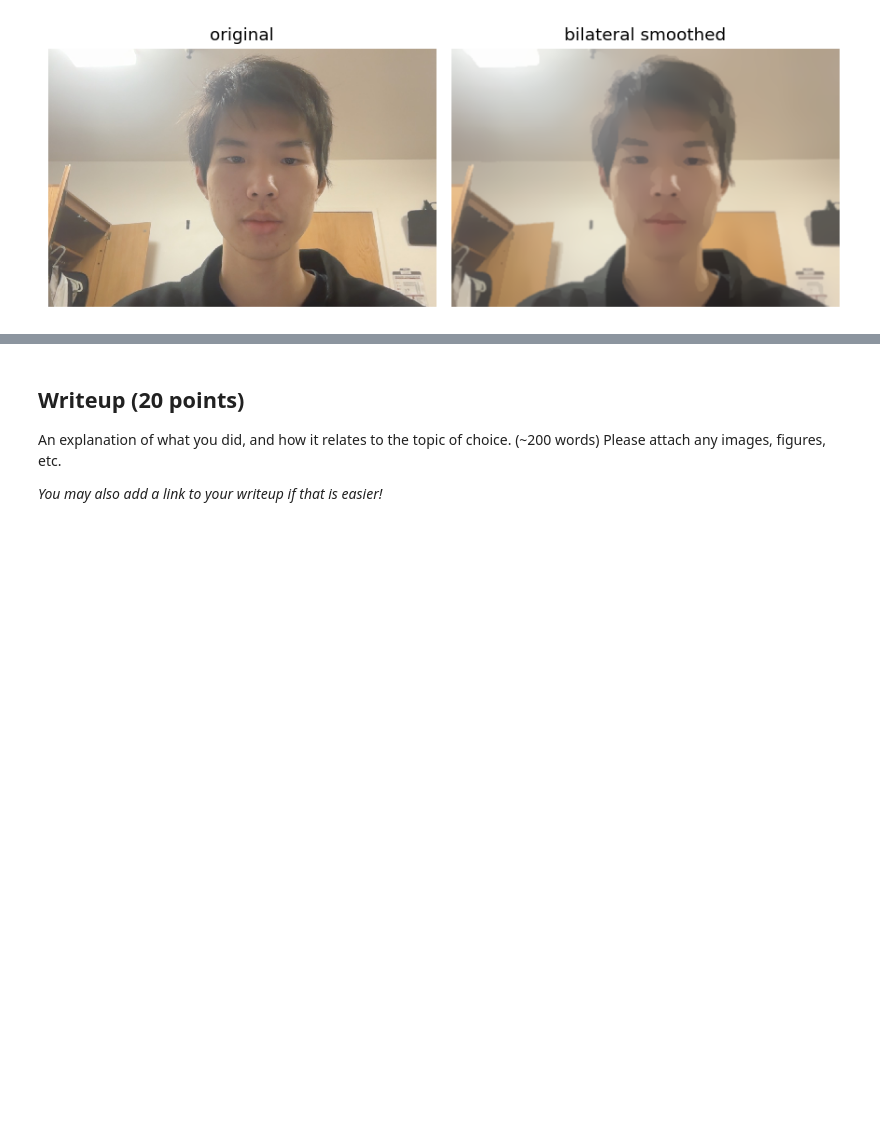
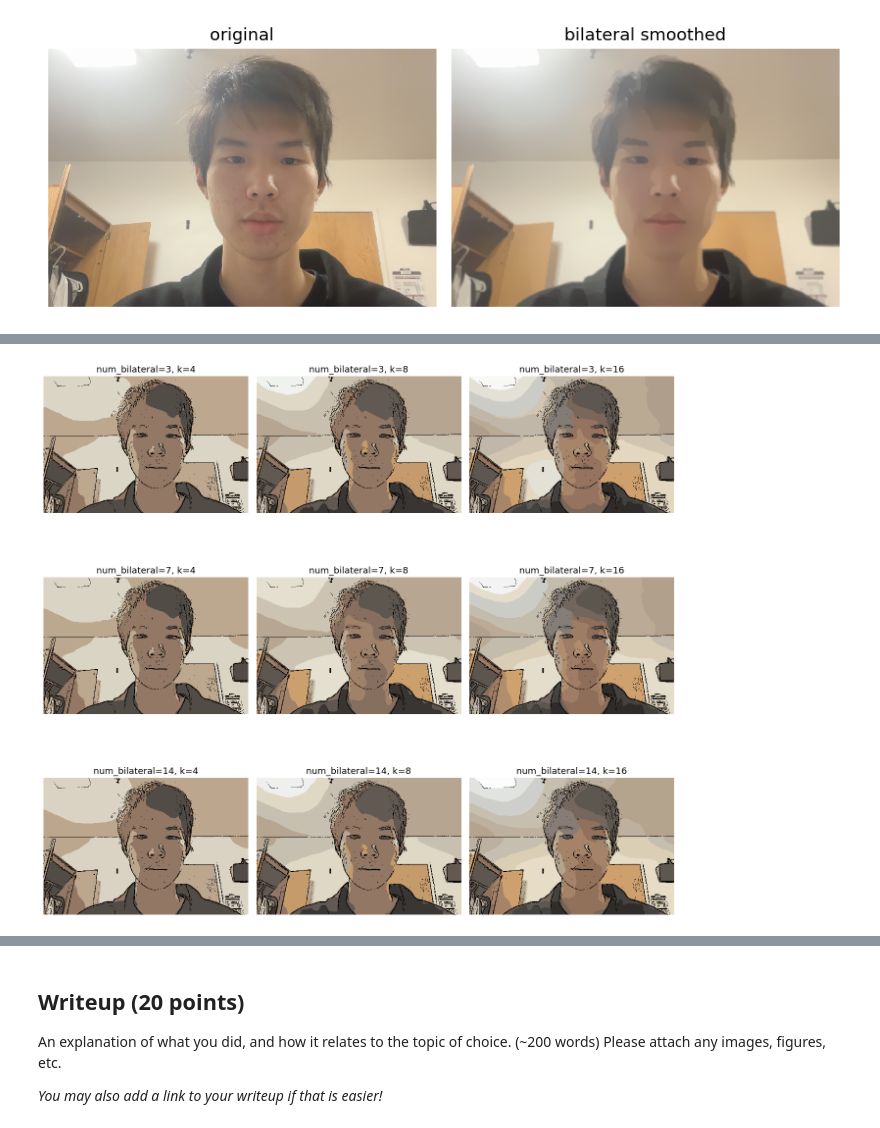
Before and after one commit to Danni281/CS131_release, a Jupyter notebook: spring_2026/project1_release/option_A/option_a_exploration.ipynb, the cells around one changed output, grey strips where cells are left out. Drawn from its saved outputs; the diff is of its cells as text; code cells hidden in the pictures; blank space fills up the shorter version.

```diff
--- a/spring_2026/project1_release/option_A/option_a_exploration.ipynb
+++ b/spring_2026/project1_release/option_A/option_a_exploration.ipynb
@@ -109,0 +167,14 @@ show(quantized_variants, titles=[f"k = {k}" for k in ks], figsize=(16, 4))
+# %%
+# As exploration, I was curious how iterations and color count affect each other
+
+fig, ax = plt.subplots(3, 3, figsize=(12, 12))
+for i, nb in enumerate([3, 7, 14]):
+    for j, k in enumerate([4, 8, 16]):
+        r = classical_cartoonize(img, k=k, num_bilateral=nb)
+        ax[i, j].imshow(r["cartoon"])
+        ax[i, j].set_title(f"num_bilateral={nb}, k={k}")
+        ax[i, j].axis("off")
+plt.tight_layout()
+plt.show()
+# %% [output]
+[figure, added]
```
Also changed, not shown: parts of 9 cells of this notebook.
